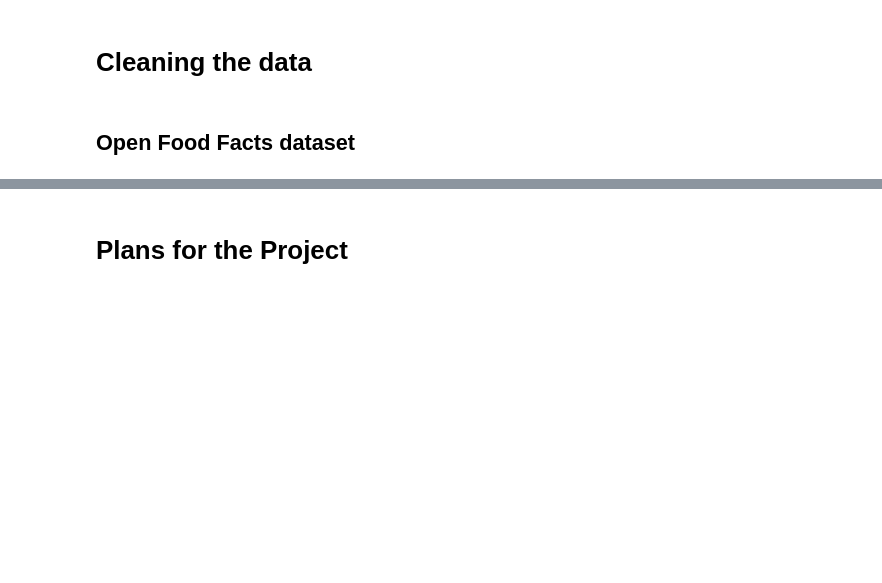
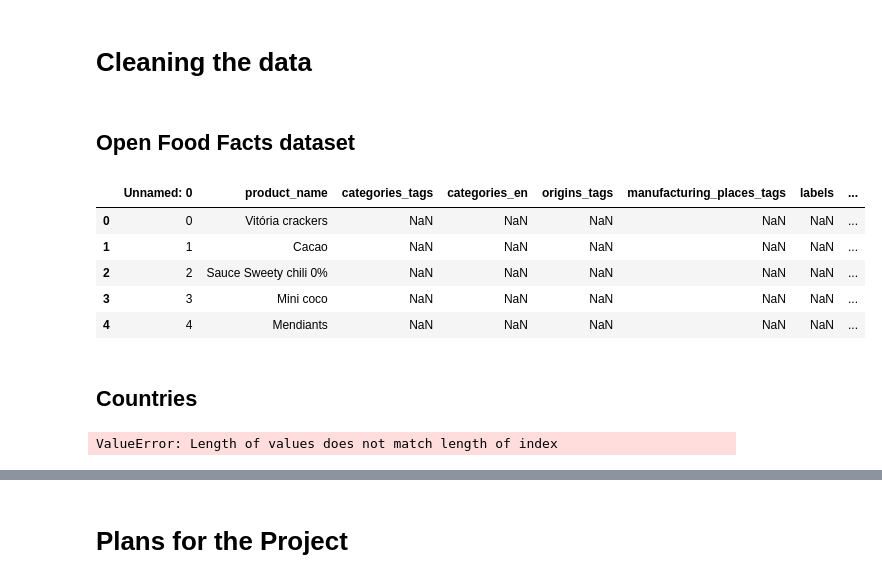
Before and after one commit to coiL10/AdamanTeam, a Jupyter notebook: milestone2.ipynb, the cells around one changed output, grey strips where cells are left out. Saved outputs shown, nothing was run; the diff lists cells and outputs as text; code cells hidden in the pictures; blank space fills up the shorter version.

```diff
--- a/milestone2.ipynb
+++ b/milestone2.ipynb
@@ -348,0 +393,12 @@ Name: 2016, dtype: float64
+# %%
+data_selected = pd.read_csv(data_folder + 'selected_data.csv')
+data_selected.head()
+# %% [output]
+|  | Unnamed: 0 | product_name | categories_tags | categories_en | origins_tags | manufacturing_places_tags | labels | ... |
+| 0 | 0 | Vitória crackers | NaN | NaN | NaN | NaN | NaN | ... |
+| 1 | 1 | Cacao | NaN | NaN | NaN | NaN | NaN | ... |
+| 2 | 2 | Sauce Sweety chili 0% | NaN | NaN | NaN | NaN | NaN | ... |
+| 3 | 3 | Mini coco | NaN | NaN | NaN | NaN | NaN | ... |
+| 4 | 4 | Mendiants | NaN | NaN | NaN | NaN | NaN | ... |
+# %% [markdown]
+## Countries
@@ -348,0 +418,4 @@ Name: 2016, dtype: float64
+# %%
+data_countries = faster(data_countries, 'origins_tags')
+# %% [output]
+ValueError: Length of values does not match length of index
```
Also changed, not shown: parts of 33 cells of this notebook.
